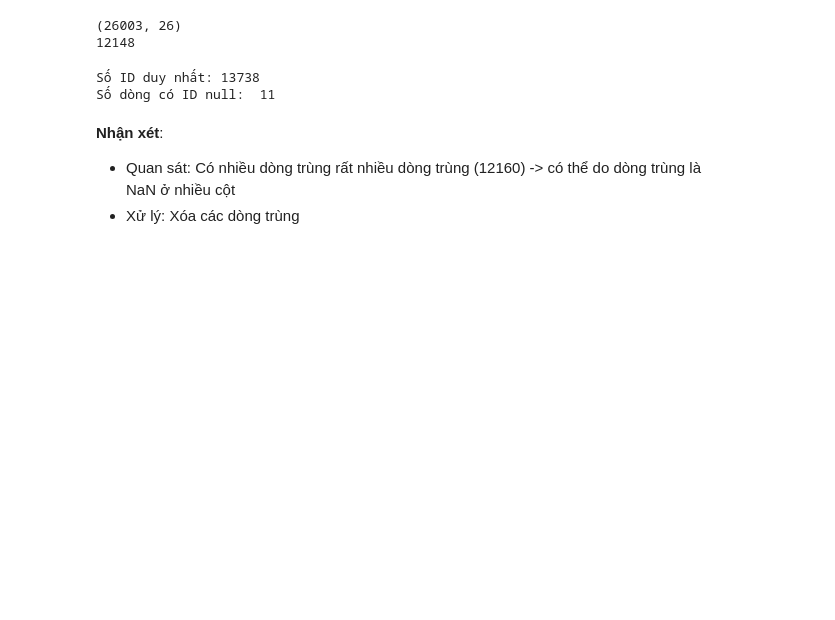
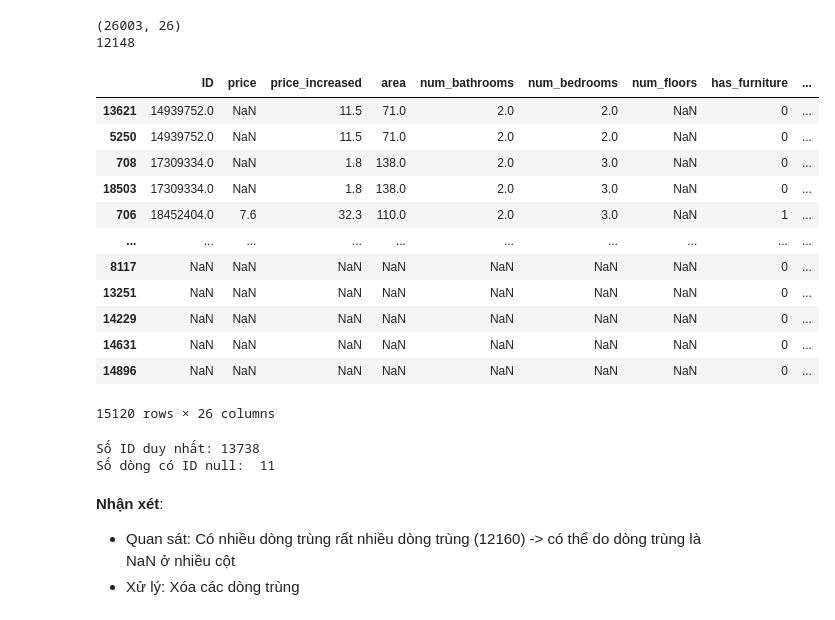
Before and after one commit to ndthanh308/Lab1---Data-Visualization-, a Jupyter notebook: notebooks/02_preprocessing.ipynb, the cells around one changed output. Saved outputs shown, nothing was run; the diff lists cells and outputs as text; code cells hidden in the pictures; blank space fills up the shorter version.

Commit message:
feat(preprocessing): Handle missing values and inconsistent values

```diff
--- a/notebooks/02_preprocessing.ipynb
+++ b/notebooks/02_preprocessing.ipynb
@@ -205,6 +220,22 @@ print(df.duplicated().sum())
 # %% [output]
 (26003, 26)
 12148
+# %%
+df[df.duplicated(keep=False)].sort_values(by='ID')
+# %% [output]
+|  | ID | price | price_increased | area | num_bathrooms | num_bedrooms | num_floors | has_furniture | ... |
+| 13621 | 14939752.0 | NaN | 11.5 | 71.0 | 2.0 | 2.0 | NaN | 0 | ... |
+| 5250 | 14939752.0 | NaN | 11.5 | 71.0 | 2.0 | 2.0 | NaN | 0 | ... |
+| 708 | 17309334.0 | NaN | 1.8 | 138.0 | 2.0 | 3.0 | NaN | 0 | ... |
+| 18503 | 17309334.0 | NaN | 1.8 | 138.0 | 2.0 | 3.0 | NaN | 0 | ... |
+| 706 | 18452404.0 | 7.6 | 32.3 | 110.0 | 2.0 | 3.0 | NaN | 1 | ... |
+| ... | ... | ... | ... | ... | ... | ... | ... | ... | ... |
+| 8117 | NaN | NaN | NaN | NaN | NaN | NaN | NaN | 0 | ... |
+| 13251 | NaN | NaN | NaN | NaN | NaN | NaN | NaN | 0 | ... |
+| 14229 | NaN | NaN | NaN | NaN | NaN | NaN | NaN | 0 | ... |
+| 14631 | NaN | NaN | NaN | NaN | NaN | NaN | NaN | 0 | ... |
+| 14896 | NaN | NaN | NaN | NaN | NaN | NaN | NaN | 0 | ... |
+15120 rows × 26 columns
 # %%
 print('Số ID duy nhất:', df['ID'].unique().shape[0])
 print('Số dòng có ID null: ', df[df['ID'].isnull()].shape[0])
```
Also changed, not shown: parts of 37 cells of this notebook, 5 other files.
